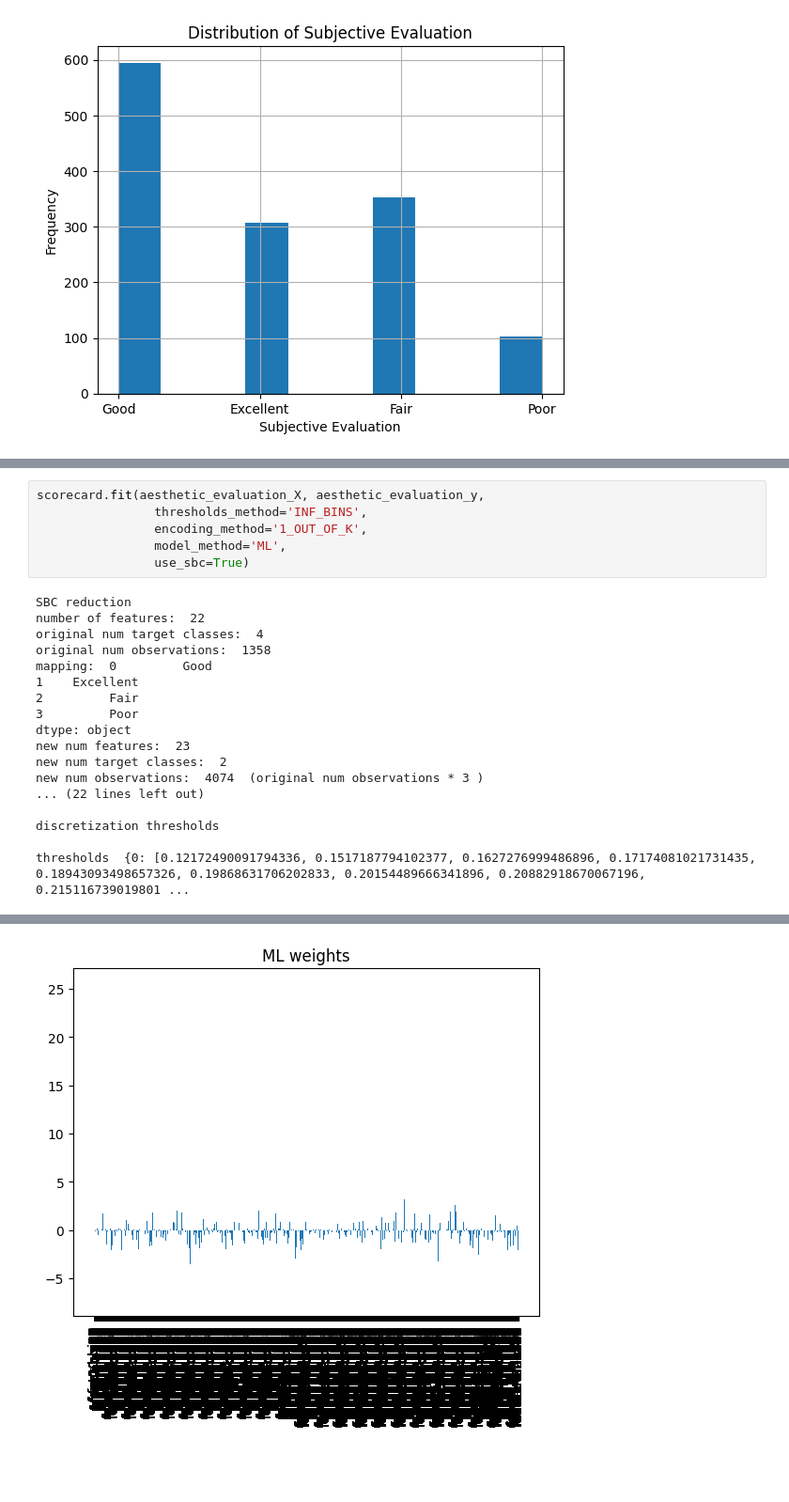
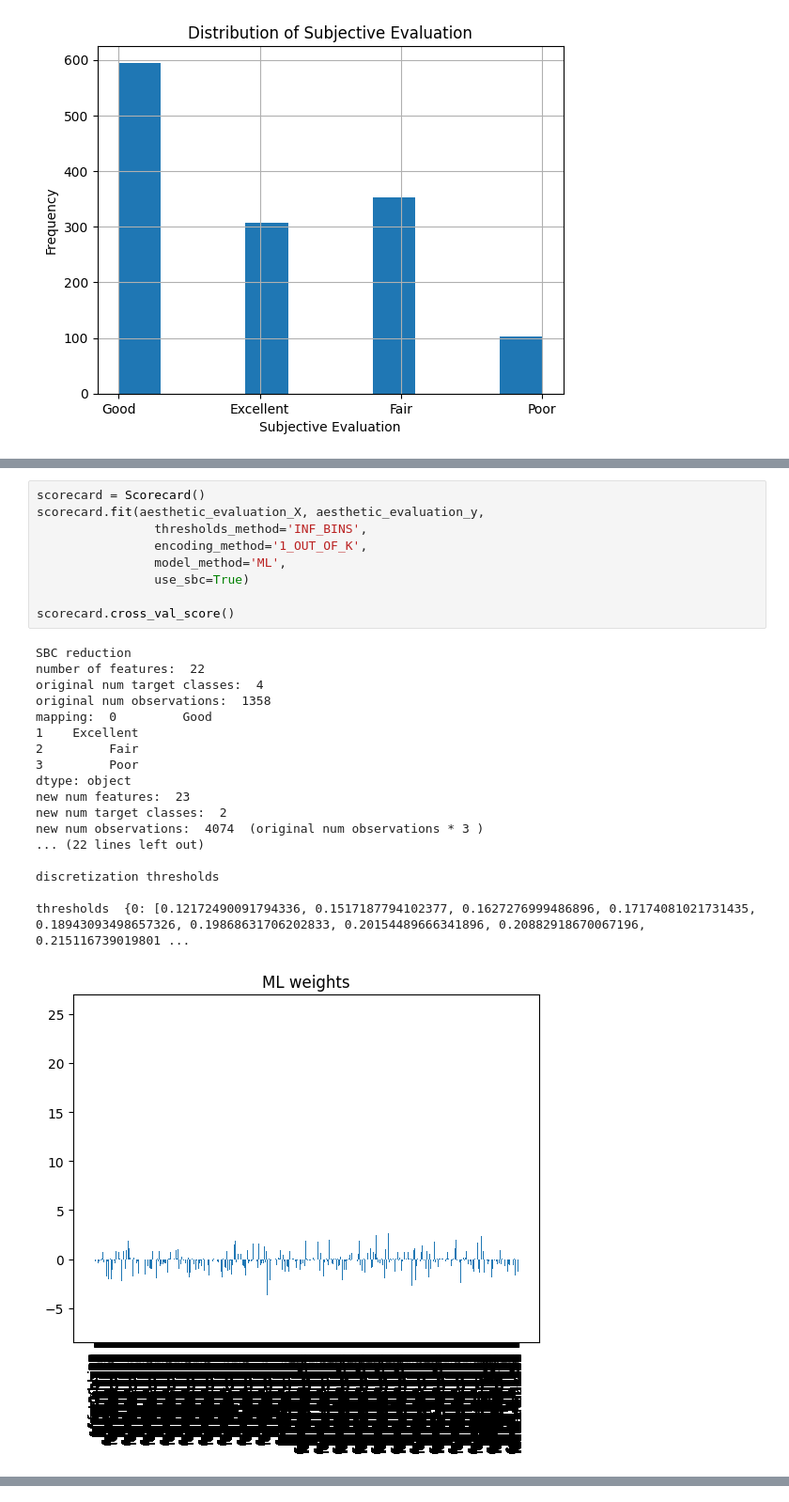
Before and after one commit to mafits/opt-ordinal-scorecards, a Jupyter notebook: test_ordinal.ipynb, the cells around one changed output, grey strips where cells are left out. Shown at 94% size. Saved outputs shown, nothing was run; the diff lists cells and outputs as text; blank space fills up the shorter version.

```diff
--- a/test_ordinal.ipynb
+++ b/test_ordinal.ipynb
@@ -99,24 +102,28 @@ num of zero weights:  28
 # %%
+scorecard = Scorecard()
 scorecard.fit(aesthetic_evaluation_X, aesthetic_evaluation_y,
                 thresholds_method='INF_BINS',
                 encoding_method='1_OUT_OF_K',
                 model_method='ML',
                 use_sbc=True)
+
+scorecard.cross_val_score()
 # %% [output]
 SBC reduction
 number of features:  22
 original num target classes:  4
 original num observations:  1358
 mapping:  0         Good
 1    Excellent
 2         Fair
 3         Poor
 dtype: object
 new num features:  23
 new num target classes:  2
 new num observations:  4074  (original num observations * 3 )
 ... (22 lines left out)
 
 discretization thresholds
 
 thresholds  {0: [0.12172490091794336, 0.1517187794102377, 0.1627276999486896, 0.17174081021731435, 0.18943093498657326, 0.19868631706202833, 0.20154489666341896, 0.20882918670067196, 0.215116739019801 ...
+[figure, new version]
@@ -138 +145,0 @@ ML weights:
-[figure, old version]
```
Also changed, not shown: parts of 4 cells of this notebook, 5 other files.
